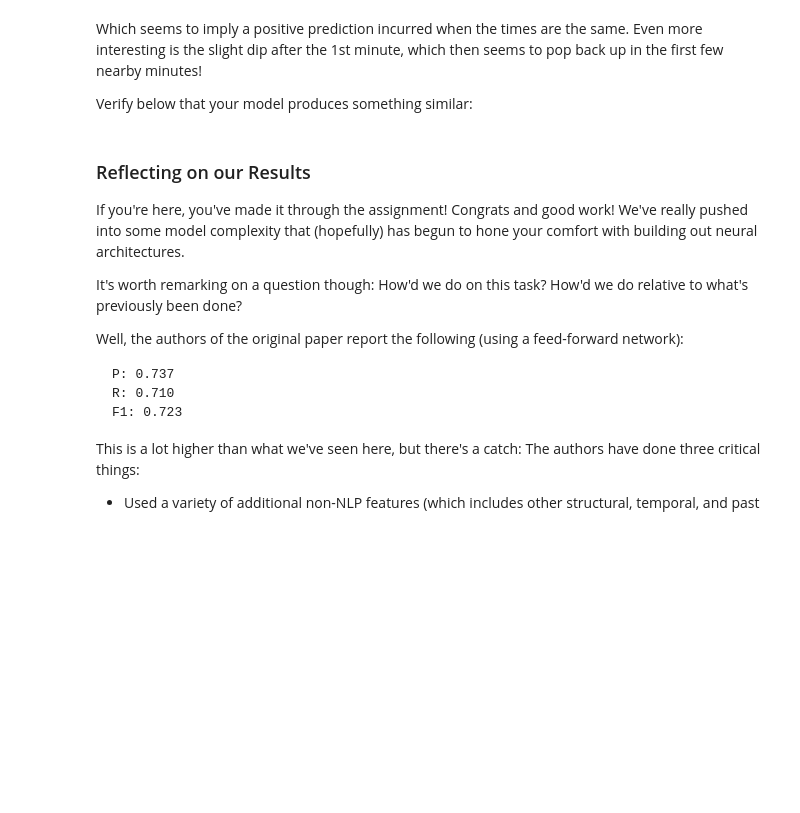
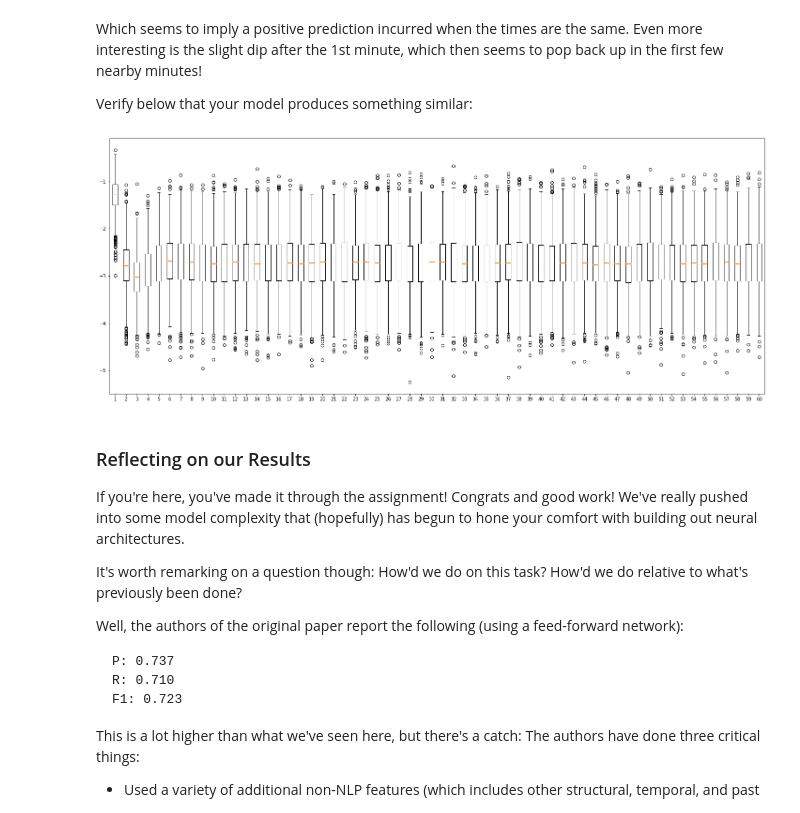
Before and after one commit to ductai199x/Course_work, a Jupyter notebook: 691dsci/A4-Module-A.ipynb, the cells around one changed output. Cells and saved outputs as stored; diff of their text form; code cells hidden in the pictures; blank space fills up the shorter version.

```diff
--- a/691dsci/A4-Module-A.ipynb
+++ b/691dsci/A4-Module-A.ipynb
@@ -305,7 +305,7 @@ class ConvoData(torch.utils.data.Dataset):
         self.connections = []
 
         # --- your code starts here
-        self.encoded_posts = [tokenizer.encode(t["raw"]) for t in thread["train"].values()]
+        self.encoded_posts = [tokenizer.encode(t["raw"]) for t in thread[split].values()]
         pos_conns = connections["positive"][split]
         neg_conns = connections["negative"][split]
         self.connections += list(zip(pos_conns, [1]*len(pos_conns)))
@@ -1960,17 +2146,25 @@ Run the next cell to obtain your best validation thresholds (for both models) an
 # A14:SanityCheck
 
 # gpu flag
-g = True
+gpu = True
 
 d = 256
 hidden_dim = 128
-pos_weight = 5
+pos_weight = 10
 batch_size = 32
 
 loss_fn = to_gpu(get_loss_func(pos_weight))
 
-simple = torch.load(f"./data/True_{d}_{hidden_dim}_{pos_weight}_{batch_size}.pt")
-enhanced = torch.load(f"./data/False_{d}_{hidden_dim}_{pos_weight}_{batch_size}.pt")
+simple_net_path = f"./data/SimpleNet-Model_{d}_{hidden_dim}_{pos_weight}_{batch_size}_ep=16_valf1=0.0921.pt"
+enhanced_net_path = f"./data/EnhancedNet-Model_{d}_{hidden_dim}_{pos_weight}_{batch_size}_ep=04_valf1=0.1226.pt"
+
+simple = SimpleNet(prepare_embedding(tokenizer))
+checkpoint = torch.load(simple_net_path)
+simple.load_state_dict(checkpoint['model_state_dict'])
+
+enhanced = EnhancedNet(prepare_embedding(tokenizer))
+checkpoint = torch.load(enhanced_net_path)
+enhanced.load_state_dict(checkpoint['model_state_dict'])
 
 simple_thresh = 0
 best_simple = 0
@@ -1981,7 +2175,7 @@ for i in range(1, 20):
     thresh = i / 20
     print(f"Checking threshold={thresh}")
     _, score = eval_simple(
-        simple, data, batch_size, loss_fn, split="validation", threshold=thresh, verbose=False, gpu=g
+        simple, data, batch_size, loss_fn, split="validation", threshold=thresh, verbose=False, gpu=gpu, show_pbar=False
     )
     if score["1.0"]["f1-score"] > best_simple:
         best_simple = score["1.0"]["f1-score"]
@@ -1990,7 +2184,7 @@ for i in range(1, 20):
         print(f"Current simple validation: {best_simple}")
 
     _, score = eval_enhanced(
-        enhanced, meta_data, batch_size, loss_fn, split="validation", threshold=thresh, verbose=False, gpu=g
+        enhanced, meta_data, batch_size, loss_fn, split="validation", threshold=thresh, verbose=False, gpu=gpu, show_pbar=False
     )
     if score["1.0"]["f1-score"] > best_enhanced:
         best_enhanced = score["1.0"]["f1-score"]
@@ -2007,7 +2201,7 @@ for s in ["train", "validation", "test"]:
     print(s)
     print("-" * 20)
     _, score = eval_simple(
-        simple, data, batch_size, loss_fn, split=s, threshold=simple_thresh, verbose=False, gpu=g
+        simple, data, batch_size, loss_fn, split=s, threshold=simple_thresh, verbose=False, gpu=gpu, show_pbar=False
     )
     print("P:", score["1.0"]["precision"])
     print("R:", score["1.0"]["recall"])
@@ -2022,7 +2216,7 @@ for s in ["train", "validation", "test"]:
     print(s)
     print("-" * 20)
     _, score = eval_enhanced(
-        enhanced, meta_data, batch_size, loss_fn, split=s, threshold=enhanced_thresh, verbose=False, gpu=g
+        enhanced, meta_data, batch_size, loss_fn, split=s, threshold=enhanced_thresh, verbose=False, gpu=gpu, show_pbar=False
     )
     print("P:", score["1.0"]["precision"])
     print("R:", score["1.0"]["recall"])
@@ -2145,7 +2405,8 @@ def probe_time(model, start_time, gpu=False):
     p2 = torch.LongTensor(p1)
 
     # --- your code starts here
-
+    u1 = (torch.ones((60,)) * start_time).long()
+    u2 = torch.fmod(u1 + torch.arange(0, 60).long(), 1440)
     # --- your code ends here
 
     # squeezing out any singular dimensions
@@ -2153,6 +2414,7 @@ def probe_time(model, start_time, gpu=False):
     u2 = u2.squeeze()
 
     if gpu:
+        model = to_gpu(model)
         t1 = to_gpu(t1)
         t2 = to_gpu(t2)
         p1 = to_gpu(p1)
@@ -2175,32 +2437,35 @@ Verify below that your model produces something similar:
 # %%
 # A15:SanityCheck
 
 # GPU flag!
 g = True
 
 plt.figure(figsize=(25, 10))
 
 d = 256
 hidden_dim = 128
-pos_weight = 5
+pos_weight = 10
 batch_size = 32
 
-enhanced = torch.load(f"./data/False_{d}_{hidden_dim}_{pos_weight}_{batch_size}.pt")
+enhanced_net_path = f"./data/EnhancedNet-Model_{d}_{hidden_dim}_{pos_weight}_{batch_size}_ep=04_valf1=0.1226.pt"
+
+enhanced = EnhancedNet(prepare_embedding(tokenizer))
+checkpoint = torch.load(enhanced_net_path)
+enhanced.load_state_dict(checkpoint['model_state_dict'])
 
 delta_scores = [[] for _ in range(60)]
-for s in range(1440):
-    if s % 100 == 0:
-        print("Start index:", s)
-
+for s in tqdm(range(1440)):
     scores = probe_time(enhanced, s, gpu=g)
     for ix, s in enumerate(scores):
         delta_scores[ix].append(s)
 
 box_plot_data = [delta_scores[d] for d in range(60)]
 
 plt.boxplot(box_plot_data)
 
 plt.show()
+# %% [output]
+[figure, added]
 # %% [markdown]
 ### Reflecting on our Results
 
```
Also changed, not shown: parts of 23 cells of this notebook, 3 other files.
